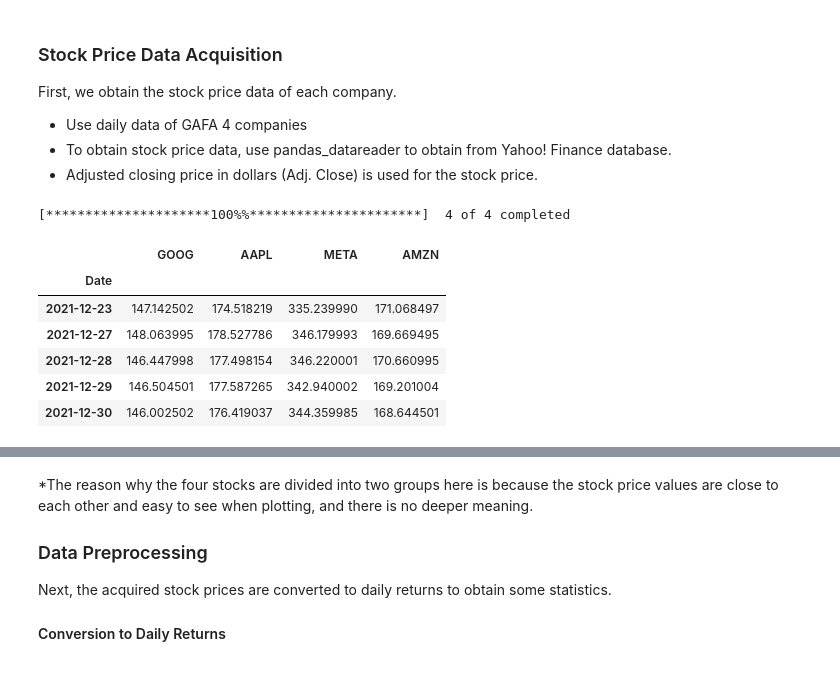
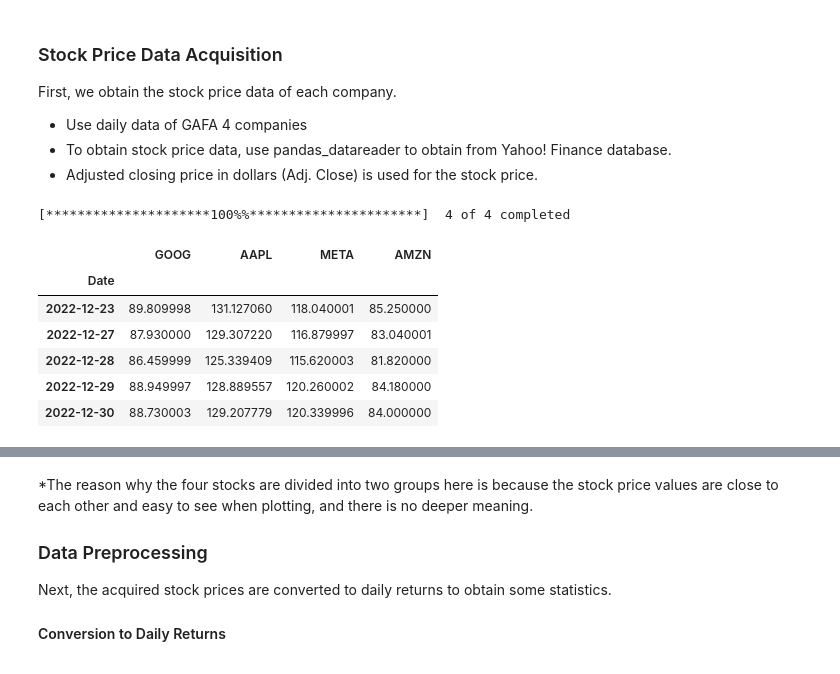
Before and after one commit to qulacs/quantum-native-dojo-en, a Jupyter notebook: qp_notebooks/7.3_qp_application_of_HHL_algorithm.ipynb, the cells around one changed output, grey strips where cells are left out. Drawn from its saved outputs; the diff is of its cells as text; code cells hidden in the pictures.

```diff
--- a/qp_notebooks/7.3_qp_application_of_HHL_algorithm.ipynb
+++ b/qp_notebooks/7.3_qp_application_of_HHL_algorithm.ipynb
@@ -20,22 +20,22 @@ import matplotlib.pyplot as plt
 # %%
 yf.pdr_override()
 y_symbols = ['GOOG', 'AAPL', 'META', 'AMZN']
 
-startdate = datetime(2021,1,1)
-enddate = datetime(2021,12,31)
+startdate = datetime(2022,1,1)
+enddate = datetime(2022,12,31)
 data = pdr.get_data_yahoo(y_symbols, start=startdate, end=enddate)
 
 df = data['Adj Close'][y_symbols]
 df.tail()
 # %% [output]
 [*********************100%%**********************]  4 of 4 completed
 |  | GOOG | AAPL | META | AMZN |
 | Date |  |  |  |  |
-| 2021-12-23 | 147.142502 | 174.518219 | 335.239990 | 171.068497 |
-| 2021-12-27 | 148.063995 | 178.527786 | 346.179993 | 169.669495 |
-| 2021-12-28 | 146.447998 | 177.498154 | 346.220001 | 170.660995 |
-| 2021-12-29 | 146.504501 | 177.587265 | 342.940002 | 169.201004 |
-| 2021-12-30 | 146.002502 | 176.419037 | 344.359985 | 168.644501 |
+| 2022-12-23 | 89.809998 | 131.127060 | 118.040001 | 85.250000 |
+| 2022-12-27 | 87.930000 | 129.307220 | 116.879997 | 83.040001 |
+| 2022-12-28 | 86.459999 | 125.339409 | 115.620003 | 81.820000 |
+| 2022-12-29 | 88.949997 | 128.889557 | 120.260002 | 84.180000 |
+| 2022-12-30 | 88.730003 | 129.207779 | 120.339996 | 84.000000 |
 # %%
 fig, axes = plt.subplots(nrows=1, ncols=2, figsize=(15, 6))
 df.loc[:,['AAPL', 'META']].plot(ax=axes[0])
```
Also changed, not shown: parts of 16 cells of this notebook.
